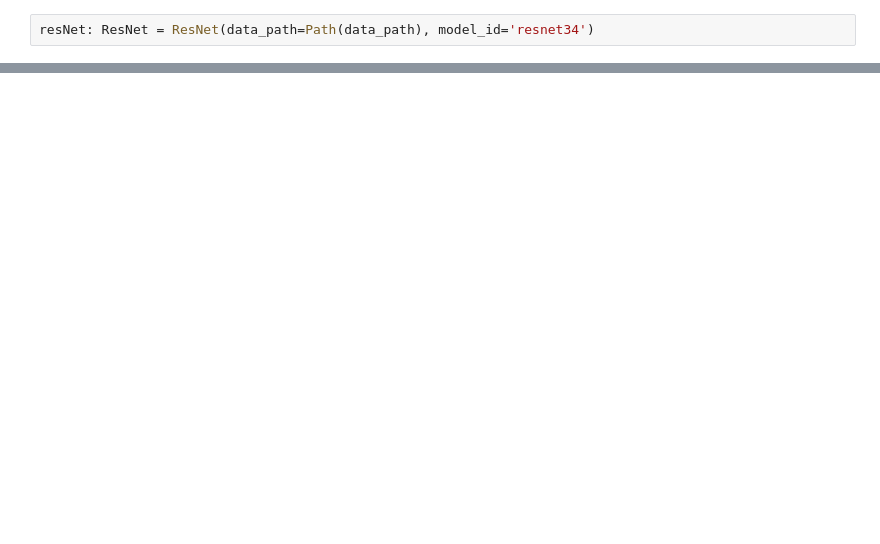
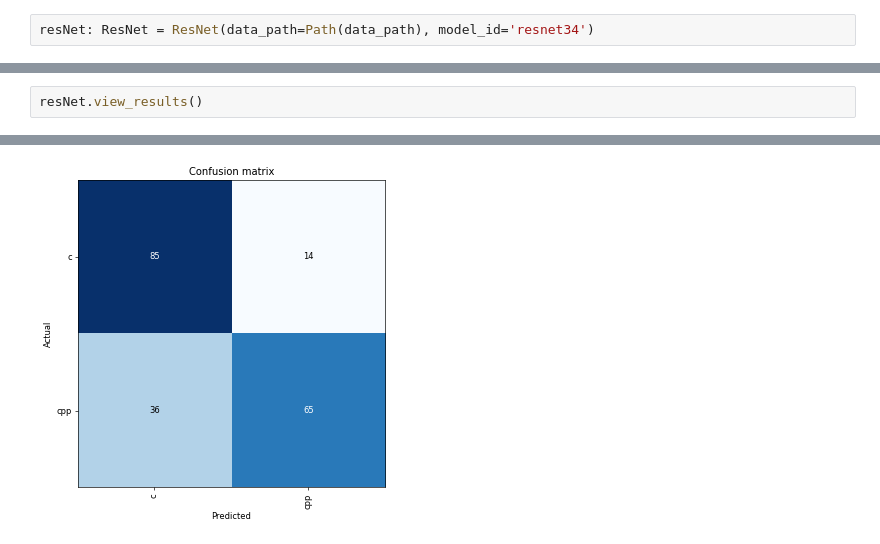
Before and after one commit to LogicMateBot/LogicMate-v2, a Jupyter notebook: notebooks/ResNet.ipynb, the cells around one changed output, grey strips where cells are left out. Saved outputs shown, nothing was run; the diff lists cells and outputs as text; blank space fills up the shorter version.

```diff
--- a/notebooks/ResNet.ipynb
+++ b/notebooks/ResNet.ipynb
@@ -142,0 +152,3 @@ KeyboardInterrupt:
+# %%
+resNet.view_results()
+# %% [output]
@@ -142,0 +157 @@ KeyboardInterrupt:
+[figure, added]
```
Also changed, not shown: parts of 9 cells of this notebook.
